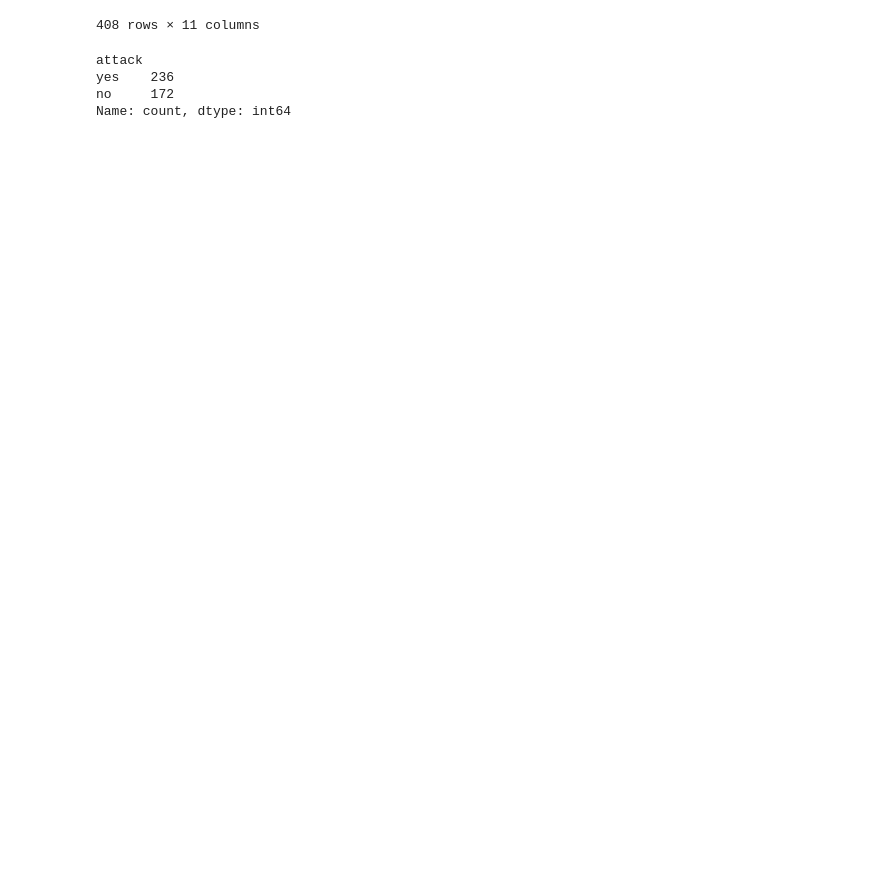
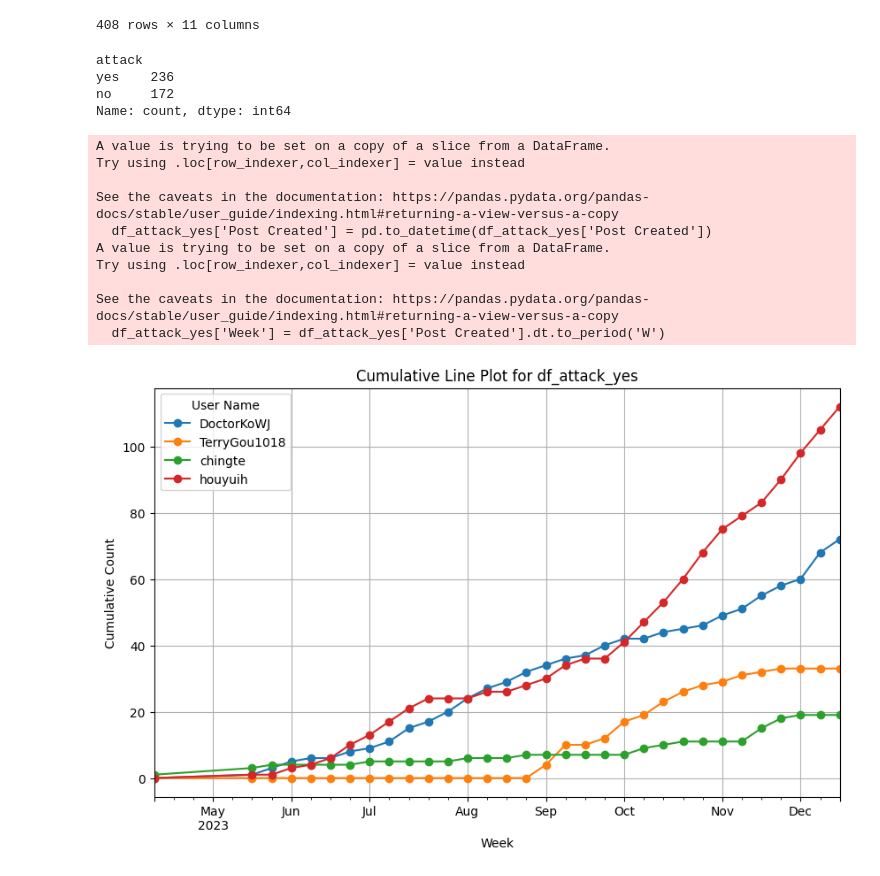
Before and after one commit to Jasper-Hewitt/Campaigning_101, a Jupyter notebook: analysis.ipynb, the cells around one changed output. Cells and saved outputs as stored; diff of their text form; code cells hidden in the pictures; blank space fills up the shorter version.

```diff
--- a/analysis.ipynb
+++ b/analysis.ipynb
@@ -30,3 +30,48 @@ Name: count, dtype: int64
 #ok now we have to merge it with the original df to compare the stuff. Or wait maybe we don't
 #we just have to do a comparison and we can filter out the serial number based on the attack_df...
 #yeha that is probably a better idea...
+# %%
+#only keep the columns where 'attack' is 'yes'
+df_attack_yes=df_attack[df_attack['attack']=='yes']
+# %%
+#plot df_attack_yes
+import pandas as pd
+import matplotlib.pyplot as plt
+
+# Assuming 'Post Created' is the column containing the timestamp
+df_attack_yes['Post Created'] = pd.to_datetime(df_attack_yes['Post Created'])
+
+# Create a new column for the week
+df_attack_yes['Week'] = df_attack_yes['Post Created'].dt.to_period('W')
+
+# Group by 'Week' and 'User Name', then count occurrences
+grouped_data = df_attack_yes.groupby(['Week', 'User Name']).size().reset_index(name='Count')
+
+# Pivot the DataFrame to have 'User Name' as columns
+pivot_data = grouped_data.pivot(index='Week', columns='User Name', values='Count').fillna(0)
+
+# Create a cumulative sum for each column
+cumulative_data = pivot_data.cumsum()
+
+# Plotting
+cumulative_data.plot.line(figsize=(10, 6), marker='o')
+
+# Customize the plot
+plt.title('Cumulative Line Plot for df_attack_yes')
+plt.xlabel('Week')
+plt.ylabel('Cumulative Count')
+plt.legend(title='User Name')
+plt.grid(True)
+plt.show()
+# %% [output]
+A value is trying to be set on a copy of a slice from a DataFrame.
+Try using .loc[row_indexer,col_indexer] = value instead
+
+See the caveats in the documentation: https://pandas.pydata.org/pandas-docs/stable/user_guide/indexing.html#returning-a-view-versus-a-copy
+  df_attack_yes['Post Created'] = pd.to_datetime(df_attack_yes['Post Created'])
+A value is trying to be set on a copy of a slice from a DataFrame.
+Try using .loc[row_indexer,col_indexer] = value instead
+
+See the caveats in the documentation: https://pandas.pydata.org/pandas-docs/stable/user_guide/indexing.html#returning-a-view-versus-a-copy
+  df_attack_yes['Week'] = df_attack_yes['Post Created'].dt.to_period('W')
+[figure, added]
```
Also changed, not shown: 1 other file.
